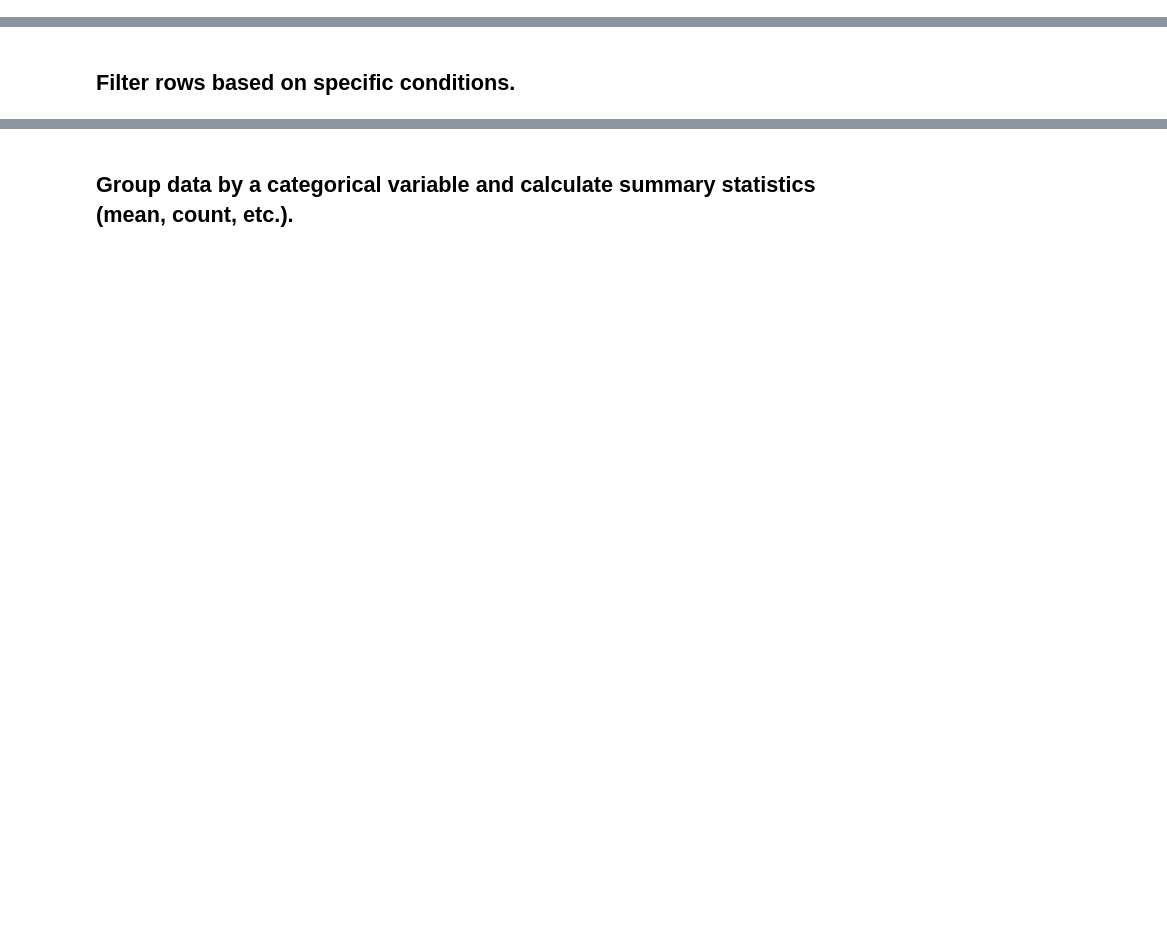
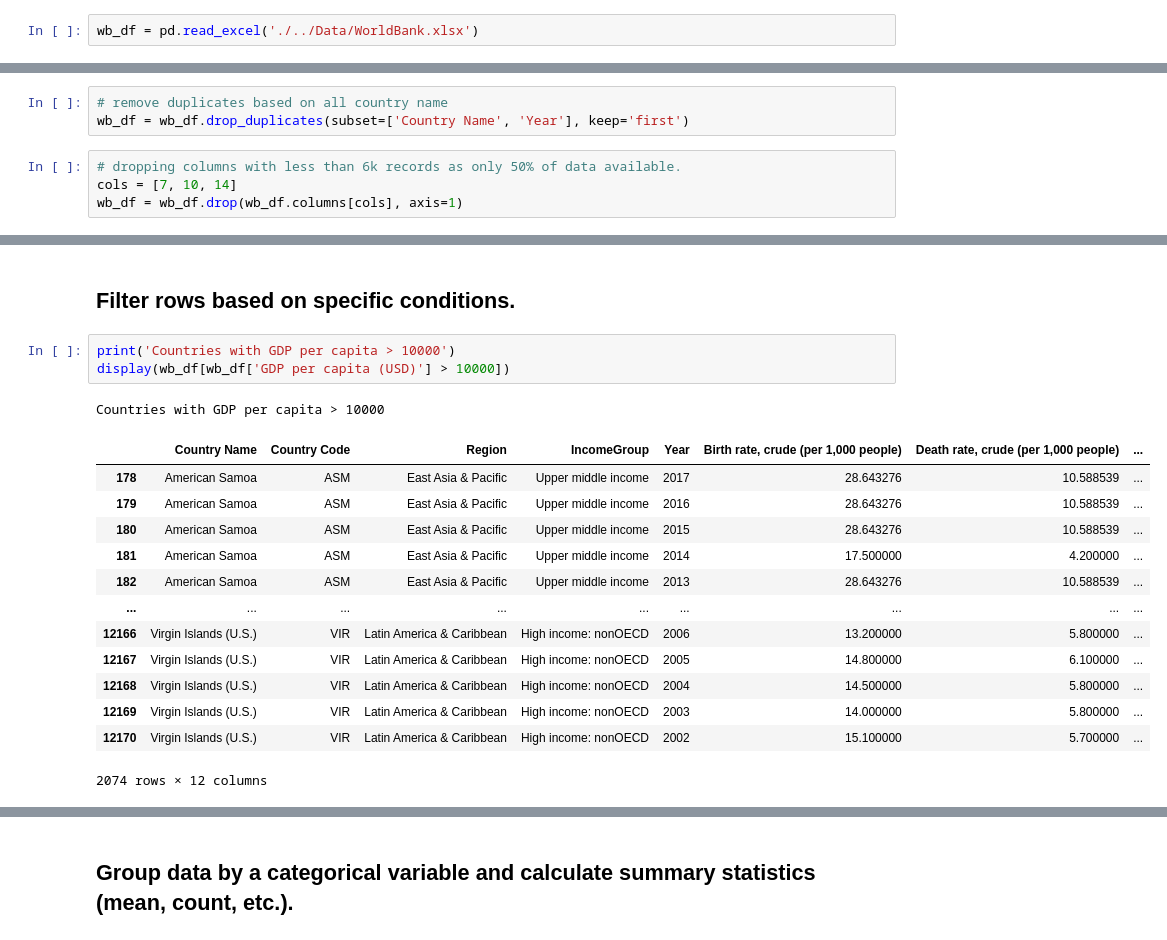
Before and after one commit to farazokc/Bytewise-Fellowship-Data-Science-Track, a Jupyter notebook: A2 - Working with Pandas/BWT_A2_Faraz_Naeem_Piracha.ipynb, the cells around one changed output, grey strips where cells are left out. Cells and saved outputs as stored; diff of their text form; blank space fills up the shorter version.

```diff
--- a/A2 - Working with Pandas/BWT_A2_Faraz_Naeem_Piracha.ipynb
+++ b/A2 - Working with Pandas/BWT_A2_Faraz_Naeem_Piracha.ipynb
@@ -27,3 +22,5 @@ wb_df = pd.read_excel('WorldBank.xlsx')
+# %%
+wb_df = pd.read_excel('./../Data/WorldBank.xlsx')
 # %%
 wb_df.head()
 # %% [output]
@@ -98,2 +65,9 @@ str_cols
 # %% [markdown]
 ## Perform data cleaning (remove duplicates, handle missing values).
+# %%
+# remove duplicates based on all country name
+wb_df = wb_df.drop_duplicates(subset=['Country Name', 'Year'], keep='first')
+# %%
+# dropping columns with less than 6k records as only 50% of data available.
+cols = [7, 10, 14]
+wb_df = wb_df.drop(wb_df.columns[cols], axis=1)
@@ -100,2 +136,20 @@ str_cols
 # %% [markdown]
 ## Filter rows based on specific conditions.
+# %%
+print('Countries with GDP per capita > 10000')
+display(wb_df[wb_df['GDP per capita (USD)'] > 10000])
+# %% [output]
+Countries with GDP per capita > 10000
+|  | Country Name | Country Code | Region | IncomeGroup | Year | Birth rate, crude (per 1,000 people) | Death rate, crude (per 1,000 people) | ... |
+| 178 | American Samoa | ASM | East Asia & Pacific | Upper middle income | 2017 | 28.643276 | 10.588539 | ... |
+| 179 | American Samoa | ASM | East Asia & Pacific | Upper middle income | 2016 | 28.643276 | 10.588539 | ... |
+| 180 | American Samoa | ASM | East Asia & Pacific | Upper middle income | 2015 | 28.643276 | 10.588539 | ... |
+| 181 | American Samoa | ASM | East Asia & Pacific | Upper middle income | 2014 | 17.500000 | 4.200000 | ... |
+| 182 | American Samoa | ASM | East Asia & Pacific | Upper middle income | 2013 | 28.643276 | 10.588539 | ... |
+| ... | ... | ... | ... | ... | ... | ... | ... | ... |
+| 12166 | Virgin Islands (U.S.) | VIR | Latin America & Caribbean | High income: nonOECD | 2006 | 13.200000 | 5.800000 | ... |
+| 12167 | Virgin Islands (U.S.) | VIR | Latin America & Caribbean | High income: nonOECD | 2005 | 14.800000 | 6.100000 | ... |
+| 12168 | Virgin Islands (U.S.) | VIR | Latin America & Caribbean | High income: nonOECD | 2004 | 14.500000 | 5.800000 | ... |
+| 12169 | Virgin Islands (U.S.) | VIR | Latin America & Caribbean | High income: nonOECD | 2003 | 14.000000 | 5.800000 | ... |
+| 12170 | Virgin Islands (U.S.) | VIR | Latin America & Caribbean | High income: nonOECD | 2002 | 15.100000 | 5.700000 | ... |
+2074 rows × 12 columns
```
Also changed, not shown: parts of 13 cells of this notebook, 5 other files.
